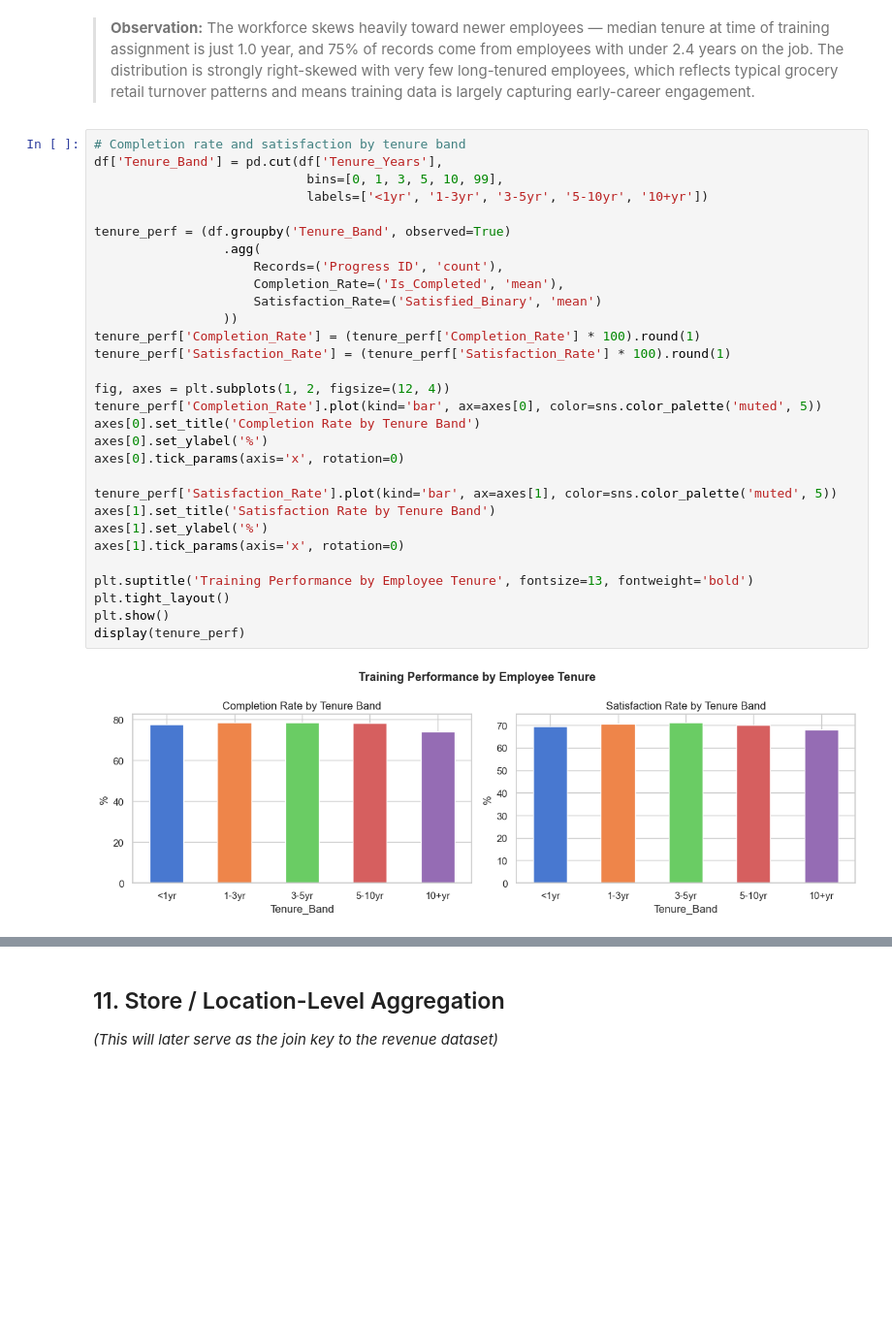
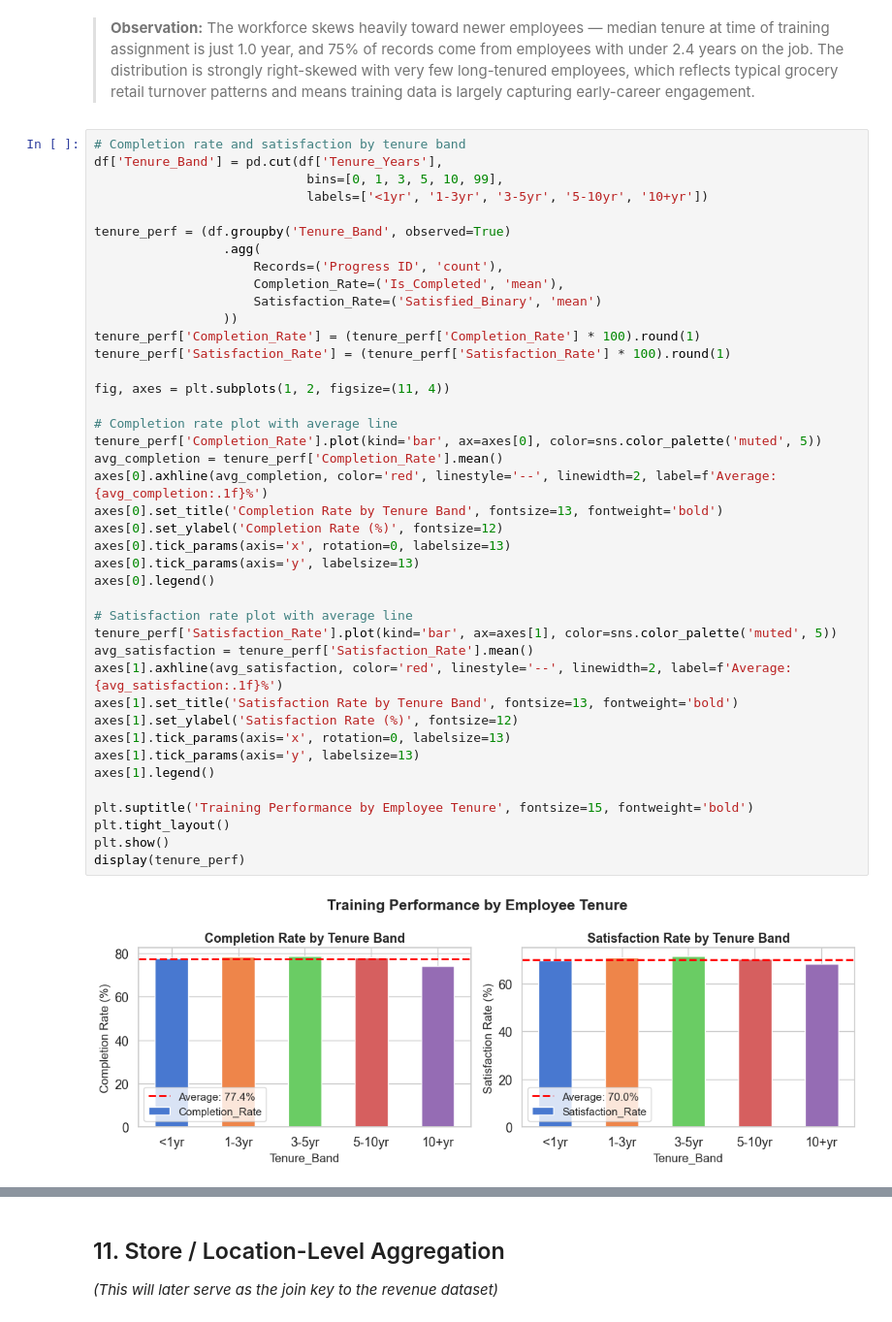
Before and after one commit to linokon4120/Weis_Project, a Jupyter notebook: Weis_LMS_EDA.ipynb, the cells around one changed output, grey strips where cells are left out. Shown at 97% size. Cells and saved outputs as stored; diff of their text form; blank space fills up the shorter version.

```diff
--- a/Weis_LMS_EDA.ipynb
+++ b/Weis_LMS_EDA.ipynb
@@ -597,35 +597,46 @@ plt.show()
 # %%
 # Completion rate and satisfaction by tenure band
 df['Tenure_Band'] = pd.cut(df['Tenure_Years'],
                             bins=[0, 1, 3, 5, 10, 99],
                             labels=['<1yr', '1-3yr', '3-5yr', '5-10yr', '10+yr'])
 
 tenure_perf = (df.groupby('Tenure_Band', observed=True)
                  .agg(
                      Records=('Progress ID', 'count'),
                      Completion_Rate=('Is_Completed', 'mean'),
                      Satisfaction_Rate=('Satisfied_Binary', 'mean')
                  ))
 tenure_perf['Completion_Rate'] = (tenure_perf['Completion_Rate'] * 100).round(1)
 tenure_perf['Satisfaction_Rate'] = (tenure_perf['Satisfaction_Rate'] * 100).round(1)
 
-fig, axes = plt.subplots(1, 2, figsize=(12, 4))
+fig, axes = plt.subplots(1, 2, figsize=(11, 4))
+
+# Completion rate plot with average line
 tenure_perf['Completion_Rate'].plot(kind='bar', ax=axes[0], color=sns.color_palette('muted', 5))
-axes[0].set_title('Completion Rate by Tenure Band')
-axes[0].set_ylabel('%')
-axes[0].tick_params(axis='x', rotation=0)
+avg_completion = tenure_perf['Completion_Rate'].mean()
+axes[0].axhline(avg_completion, color='red', linestyle='--', linewidth=2, label=f'Average: {avg_completion:.1f}%')
+axes[0].set_title('Completion Rate by Tenure Band', fontsize=13, fontweight='bold')
+axes[0].set_ylabel('Completion Rate (%)', fontsize=12)
+axes[0].tick_params(axis='x', rotation=0, labelsize=13)
+axes[0].tick_params(axis='y', labelsize=13)
+axes[0].legend()
 
+# Satisfaction rate plot with average line
 tenure_perf['Satisfaction_Rate'].plot(kind='bar', ax=axes[1], color=sns.color_palette('muted', 5))
-axes[1].set_title('Satisfaction Rate by Tenure Band')
-axes[1].set_ylabel('%')
-axes[1].tick_params(axis='x', rotation=0)
+avg_satisfaction = tenure_perf['Satisfaction_Rate'].mean()
+axes[1].axhline(avg_satisfaction, color='red', linestyle='--', linewidth=2, label=f'Average: {avg_satisfaction:.1f}%')
+axes[1].set_title('Satisfaction Rate by Tenure Band', fontsize=13, fontweight='bold')
+axes[1].set_ylabel('Satisfaction Rate (%)', fontsize=12)
+axes[1].tick_params(axis='x', rotation=0, labelsize=13)
+axes[1].tick_params(axis='y', labelsize=13)
+axes[1].legend()
 
-plt.suptitle('Training Performance by Employee Tenure', fontsize=13, fontweight='bold')
+plt.suptitle('Training Performance by Employee Tenure', fontsize=15, fontweight='bold')
 plt.tight_layout()
 plt.show()
 display(tenure_perf)
 # %% [output]
-[figure, old version]
+[figure, new version]
 |  | Records | Completion_Rate | Satisfaction_Rate |
 | Tenure_Band |  |  |  |
 | <1yr | 30506 | 77.70 | 69.60 |
```
Also changed, not shown: parts of 12 cells of this notebook, 6 other files.
